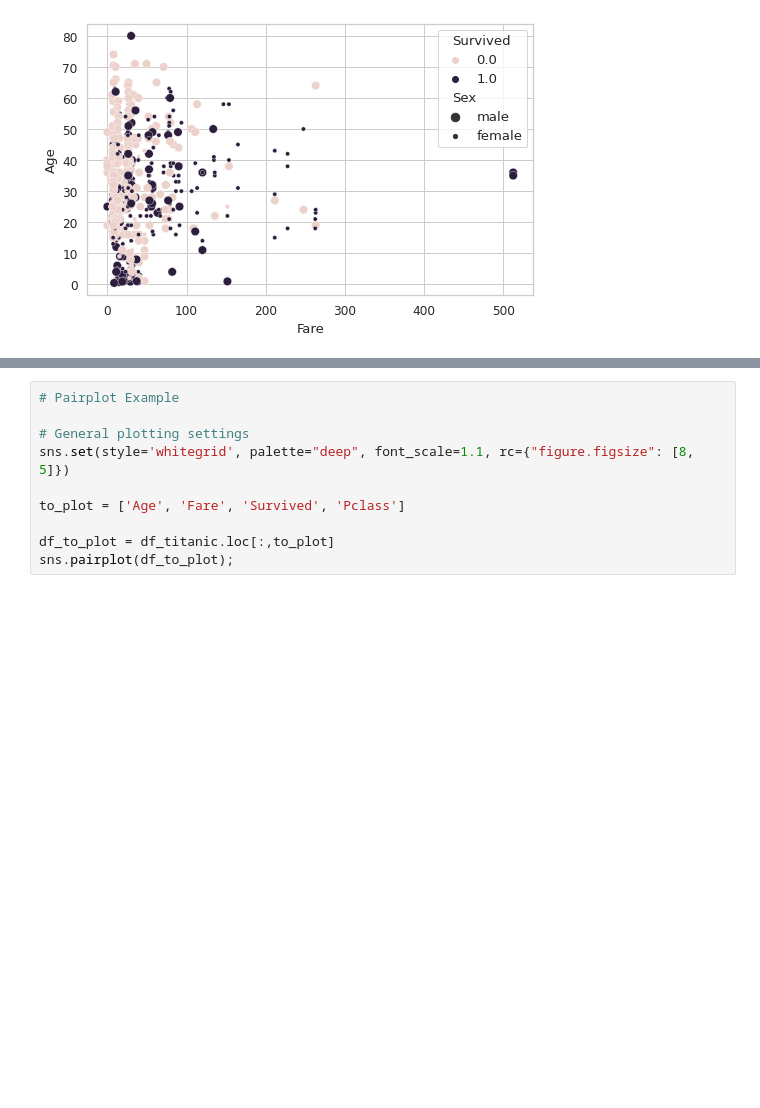
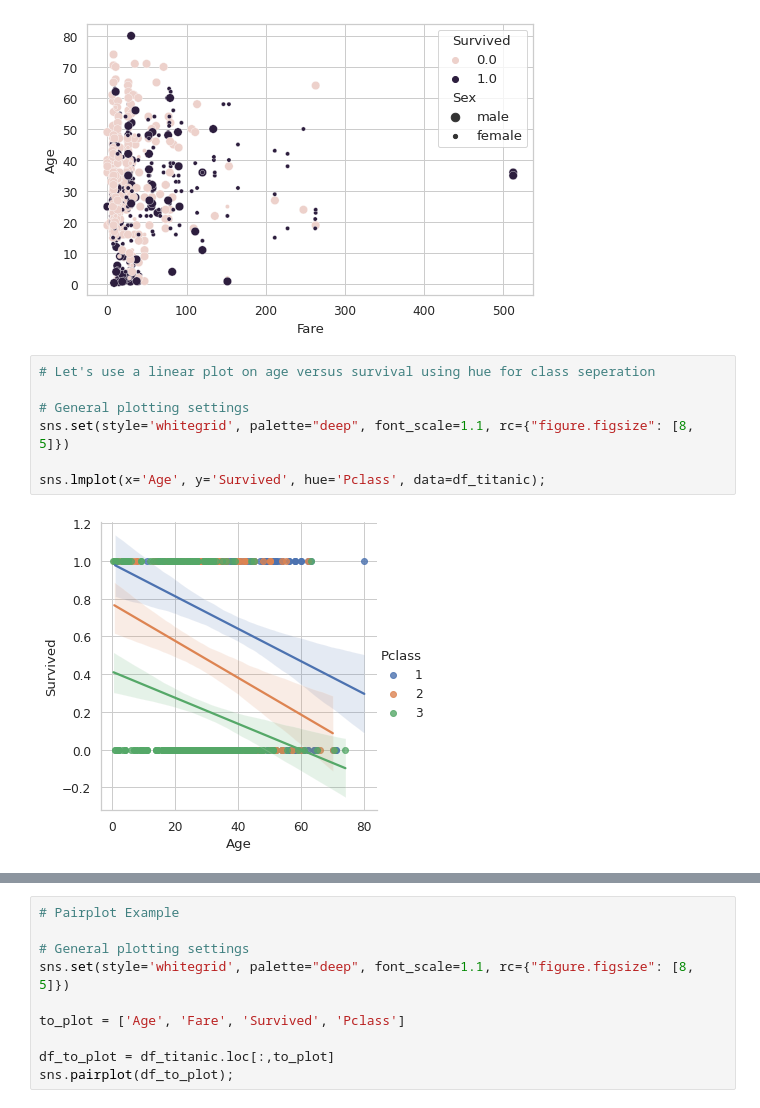
Before and after one commit to clizarraga-UAD7/Notebooks, a Jupyter notebook: ExploratoryDataAnalysisExample.ipynb, the cells around one changed output, grey strips where cells are left out. Drawn from its saved outputs; the diff is of its cells as text; blank space fills up the shorter version.

```diff
--- a/ExploratoryDataAnalysisExample.ipynb
+++ b/ExploratoryDataAnalysisExample.ipynb
@@ -856,3 +865,12 @@ sns.set(style='whitegrid', palette="deep", font_scale=1.1, rc={"figure.figsize":
 sns.scatterplot(x="Fare", y="Age", hue="Survived", size="Sex", data=df_titanic);
 # %% [output]
 [figure]
+# %%
+# Let's use a linear plot on age versus survival using hue for class seperation
+
+# General plotting settings
+sns.set(style='whitegrid', palette="deep", font_scale=1.1, rc={"figure.figsize": [8, 5]})
+
+sns.lmplot(x='Age', y='Survived', hue='Pclass', data=df_titanic);
+# %% [output]
+[figure, added]
```
Also changed, not shown: parts of 5 cells of this notebook.
